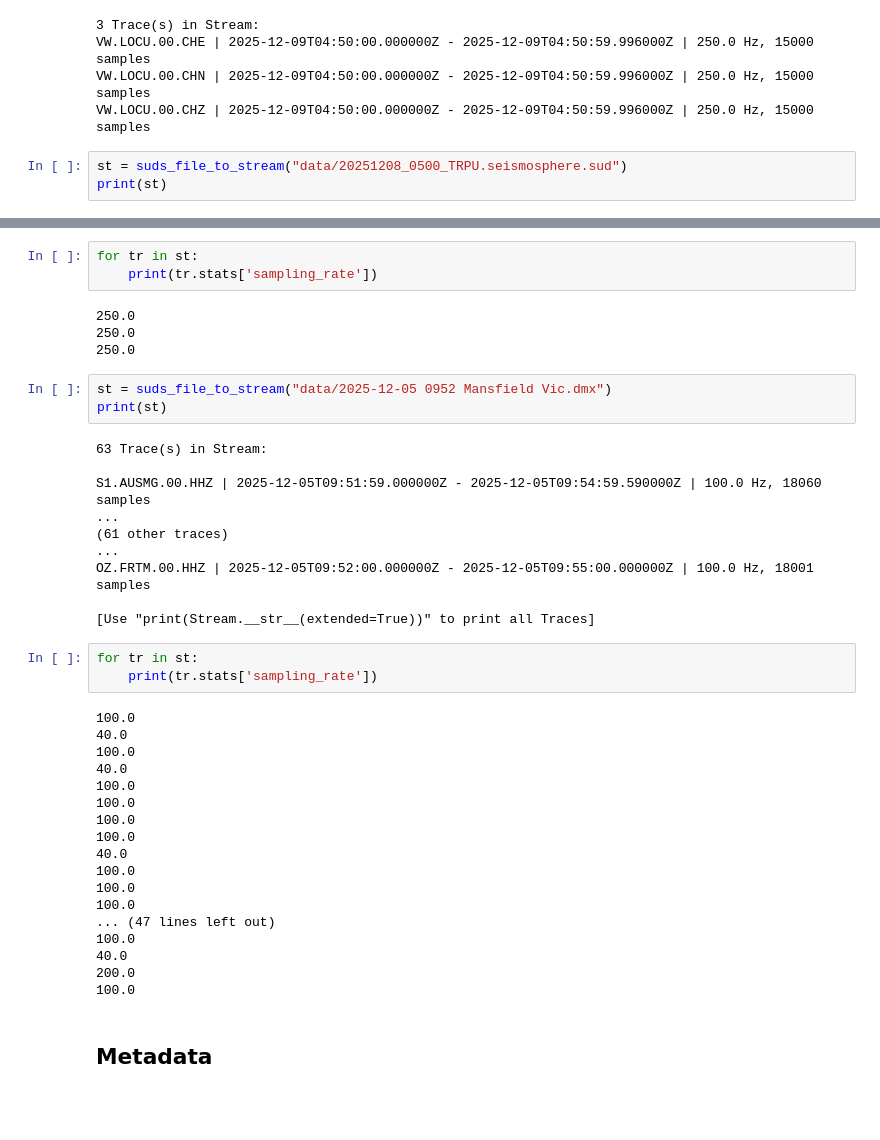
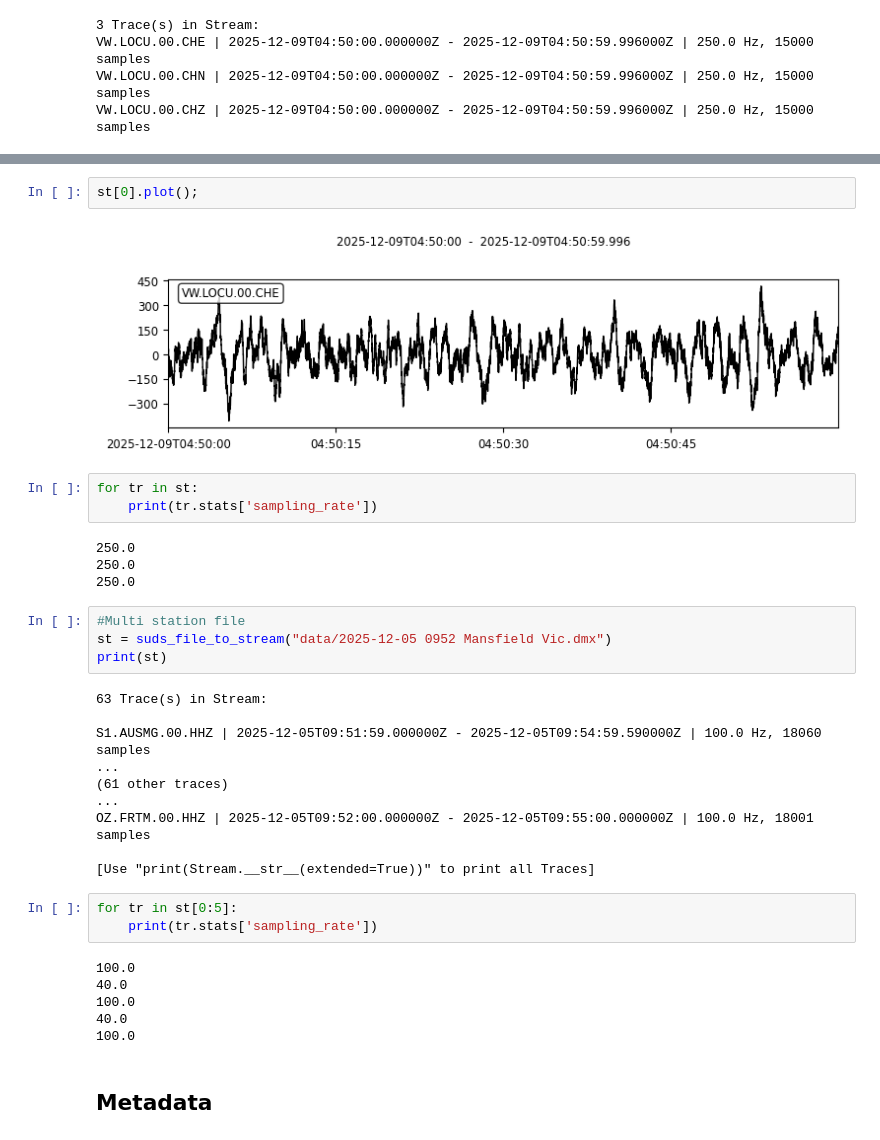
Before and after one commit to SubSurfObs/suds_python_test, a Jupyter notebook: parse_suds.ipynb, the cells around one changed output, grey strips where cells are left out. Saved outputs shown, nothing was run; the diff lists cells and outputs as text; blank space fills up the shorter version.

```diff
--- a/parse_suds.ipynb
+++ b/parse_suds.ipynb
@@ -581,6 +581,3 @@ print(st)
 VW.LOCU.00.CHE | 2025-12-09T04:50:00.000000Z - 2025-12-09T04:50:59.996000Z | 250.0 Hz, 15000 samples
 VW.LOCU.00.CHN | 2025-12-09T04:50:00.000000Z - 2025-12-09T04:50:59.996000Z | 250.0 Hz, 15000 samples
 VW.LOCU.00.CHZ | 2025-12-09T04:50:00.000000Z - 2025-12-09T04:50:59.996000Z | 250.0 Hz, 15000 samples
-# %%
-st = suds_file_to_stream("data/20251208_0500_TRPU.seismosphere.sud")
-print(st)
@@ -592,3 +584,7 @@ VW.TRPU.00.CHN | 2025-12-08T05:00:00.000000Z - 2025-12-08T05:00:59.996000Z | 250
+# %%
+st[0].plot();
+# %% [output]
+[figure, added]
 # %%
 for tr in st:
     print(tr.stats['sampling_rate'])
@@ -597,6 +593,7 @@ for tr in st:
 250.0
 250.0
 # %%
+#Multi station file
 st = suds_file_to_stream("data/2025-12-05 0952 Mansfield Vic.dmx")
 print(st)
 # %% [output]
@@ -610,7 +607,7 @@ OZ.FRTM.00.HHZ | 2025-12-05T09:52:00.000000Z - 2025-12-05T09:55:00.000000Z | 100
 
 [Use "print(Stream.__str__(extended=True))" to print all Traces]
 # %%
-for tr in st:
+for tr in st[0:5]:
     print(tr.stats['sampling_rate'])
 # %% [output]
 100.0
@@ -618,18 +615,6 @@ for tr in st:
 100.0
 40.0
 100.0
-100.0
-100.0
-100.0
-40.0
-100.0
-100.0
-100.0
-... (47 lines left out)
-100.0
-40.0
-200.0
-100.0
 # %% [markdown]
 ## Metadata
 # %%
```
Also changed, not shown: parts of 4 cells of this notebook.
